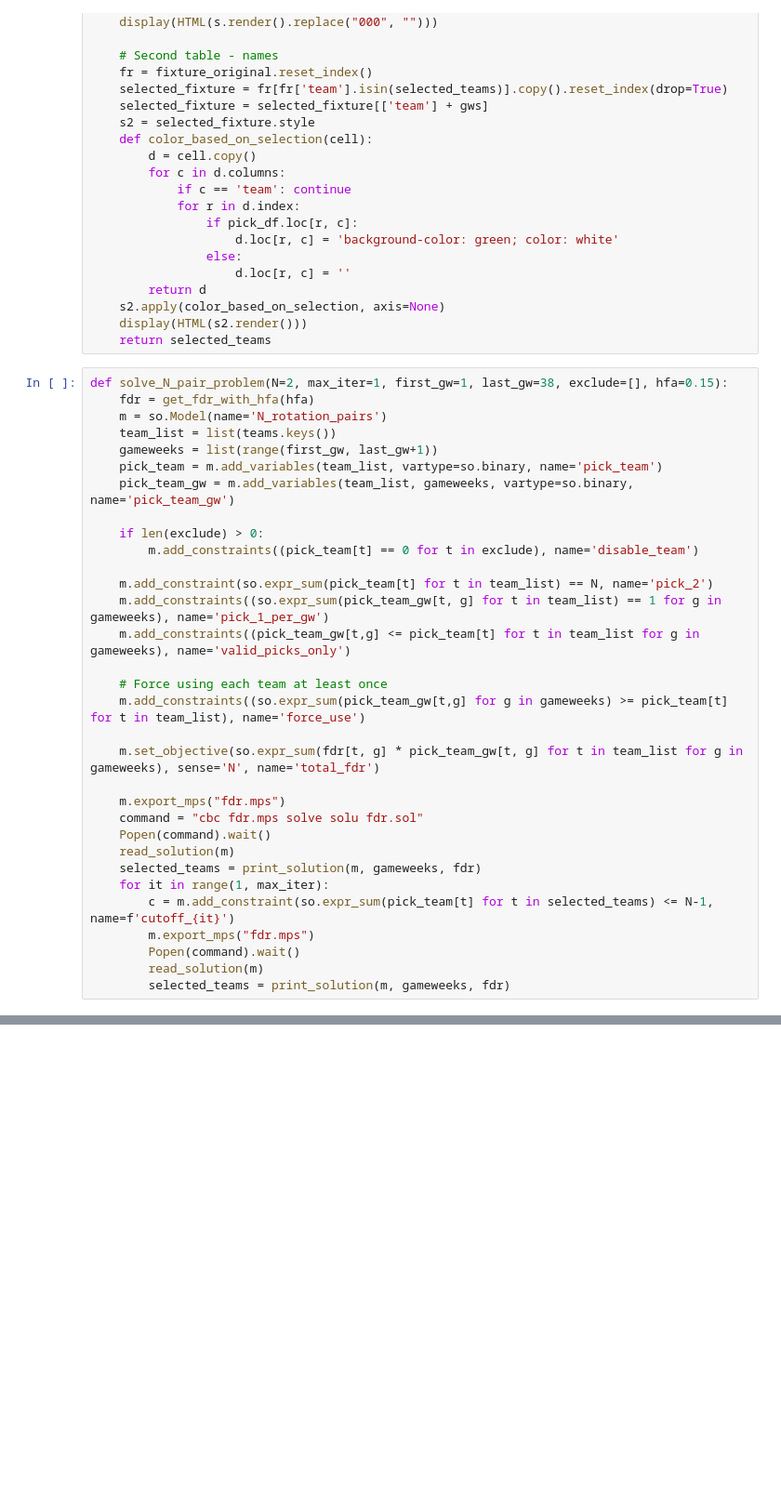
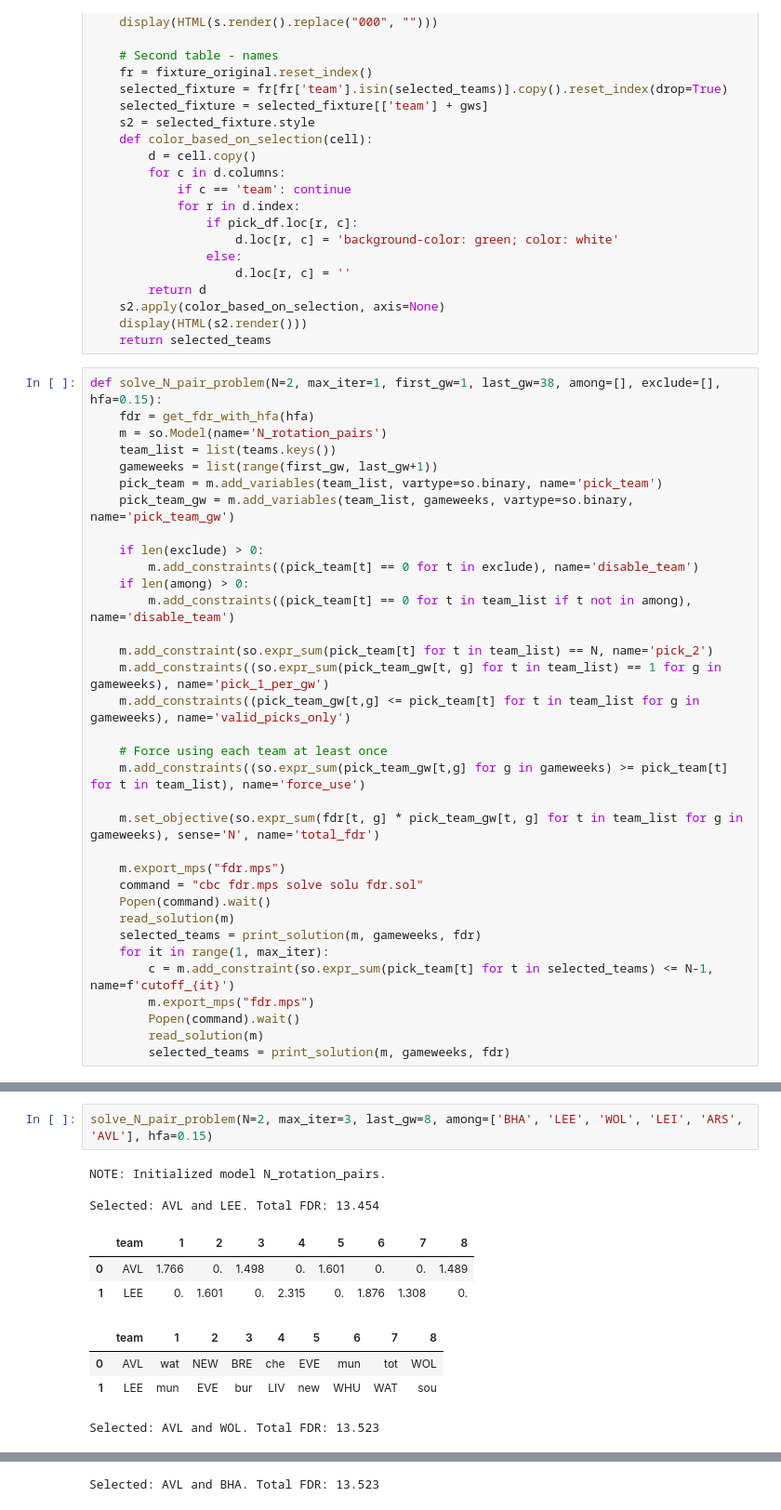
Before and after one commit to sertalpbilal/FPL-Optimization-Tools, a Jupyter notebook: notebooks/Bonus - FDR Rotation.ipynb, the cells around one changed output, grey strips where cells are left out. Shown: that part at 93% size. Cells and saved outputs as stored; diff of their text form; blank space fills up the shorter version.

```diff
--- a/notebooks/Bonus - FDR Rotation.ipynb
+++ b/notebooks/Bonus - FDR Rotation.ipynb
@@ -189,7 +191,7 @@ def print_solution(m, gws, fdr):
     display(HTML(s2.render()))
     return selected_teams
 # %%
-def solve_N_pair_problem(N=2, max_iter=1, first_gw=1, last_gw=38, exclude=[], hfa=0.15):
+def solve_N_pair_problem(N=2, max_iter=1, first_gw=1, last_gw=38, among=[], exclude=[], hfa=0.15):
     fdr = get_fdr_with_hfa(hfa)
     m = so.Model(name='N_rotation_pairs')
     team_list = list(teams.keys())
@@ -199,6 +201,8 @@ def solve_N_pair_problem(N=2, max_iter=1, first_gw=1, last_gw=38, exclude=[], hf
 
     if len(exclude) > 0:
         m.add_constraints((pick_team[t] == 0 for t in exclude), name='disable_team')
+    if len(among) > 0:
+        m.add_constraints((pick_team[t] == 0 for t in team_list if t not in among), name='disable_team')
 
     m.add_constraint(so.expr_sum(pick_team[t] for t in team_list) == N, name='pick_2')
     m.add_constraints((so.expr_sum(pick_team_gw[t, g] for t in team_list) == 1 for g in gameweeks), name='pick_1_per_gw')
@@ -222,0 +231,13 @@ def solve_N_pair_problem(N=2, max_iter=1, first_gw=1, last_gw=38, exclude=[], hf
+# %%
+solve_N_pair_problem(N=2, max_iter=3, last_gw=8, among=['BHA', 'LEE', 'WOL', 'LEI', 'ARS', 'AVL'], hfa=0.15)
+# %% [output]
+NOTE: Initialized model N_rotation_pairs.
+
+Selected: AVL and LEE. Total FDR: 13.454
+|  | team | 1 | 2 | 3 | 4 | 5 | 6 | 7 | 8 |
+| 0 | AVL | 1.766 | 0. | 1.498 | 0. | 1.601 | 0. | 0. | 1.489 |
+| 1 | LEE | 0. | 1.601 | 0. | 2.315 | 0. | 1.876 | 1.308 | 0. |
+|  | team | 1 | 2 | 3 | 4 | 5 | 6 | 7 | 8 |
+| 0 | AVL | wat | NEW | BRE | che | EVE | mun | tot | WOL |
+| 1 | LEE | mun | EVE | bur | LIV | new | WHU | WAT | sou |
+Selected: AVL and WOL. Total FDR: 13.523
@@ -222,0 +250 @@ def solve_N_pair_problem(N=2, max_iter=1, first_gw=1, last_gw=38, exclude=[], hf
+Selected: AVL and BHA. Total FDR: 13.523
```
Also changed, not shown: parts of 18 cells of this notebook.
